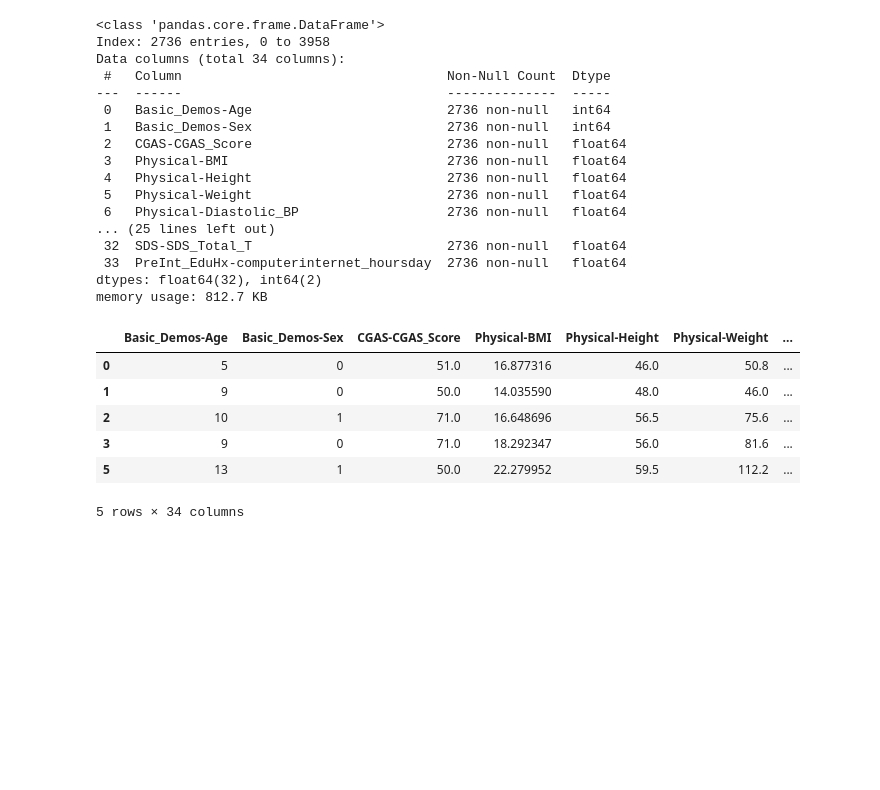
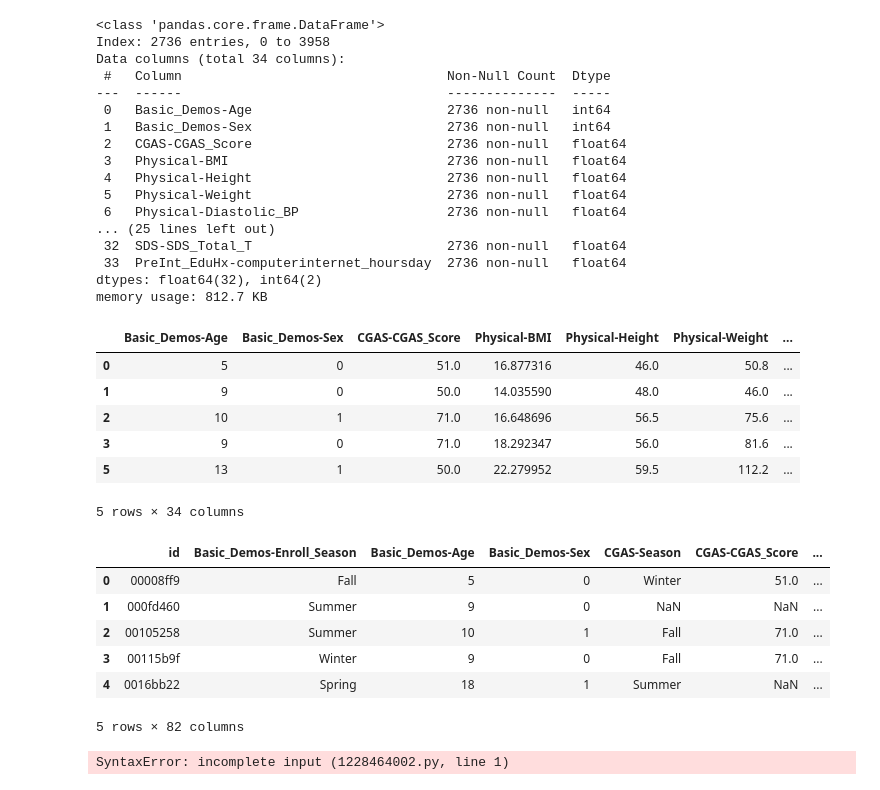
Before and after one commit to Assz2/DWM, a Jupyter notebook: experiment.ipynb, the cells around one changed output. Cells and saved outputs as stored; diff of their text form; code cells hidden in the pictures; blank space fills up the shorter version.

```diff
--- a/experiment.ipynb
+++ b/experiment.ipynb
@@ -517,3 +517,45 @@ numerical_features.head()
 | 3 | 9 | 0 | 71.0 | 18.292347 | 56.0 | 81.6 | ... |
 | 5 | 13 | 1 | 50.0 | 22.279952 | 59.5 | 112.2 | ... |
 5 rows × 34 columns
+# %%
+import os
+from dotenv import load_dotenv
+import pandas as pd
+import numpy as np
+
+load_dotenv()
+TRAIN_SET = os.getenv("TRAIN_PATH")
+TEST_SET  = os.getenv("TEST_PATH")
+DESCRIPTION = os.getenv("DESCRIPTION_PATH")
+NO_OUT = pd.read_csv("train_dataset.csv")
+
+train = pd.read_csv(TRAIN_SET)
+test = pd.read_csv(TEST_SET)
+description = pd.read_csv(DESCRIPTION)
+
+train = train.drop(['id'], axis=1)
+test = test.drop(['id'], axis=1)
+
+
+NO_OUT.head()
+# %% [output]
+|  | id | Basic_Demos-Enroll_Season | Basic_Demos-Age | Basic_Demos-Sex | CGAS-Season | CGAS-CGAS_Score | ... |
+| 0 | 00008ff9 | Fall | 5 | 0 | Winter | 51.0 | ... |
+| 1 | 000fd460 | Summer | 9 | 0 | NaN | NaN | ... |
+| 2 | 00105258 | Summer | 10 | 1 | Fall | 71.0 | ... |
+| 3 | 00115b9f | Winter | 9 | 0 | Fall | 71.0 | ... |
+| 4 | 0016bb22 | Spring | 18 | 1 | Summer | NaN | ... |
+5 rows × 82 columns
+# %%
+"""
+Kinda strainge: from 3957 rows it went to 1955
+
+# remove from NO OUT all the records where 'BIA-BIA_FMI' and 'BIA-BIA_FatMass' are  < 0
+NO_OUT = NO_OUT[NO_OUT['BIA-BIA_FMI'] > 0]
+NO_OUT = NO_OUT[NO_OUT['BIA-BIA_Fat'] > 0]
+
+NO_OUT.head()
+
+"""
+# %% [output]
+SyntaxError: incomplete input (1228464002.py, line 1)
```
Also changed, not shown: 3 other files.
